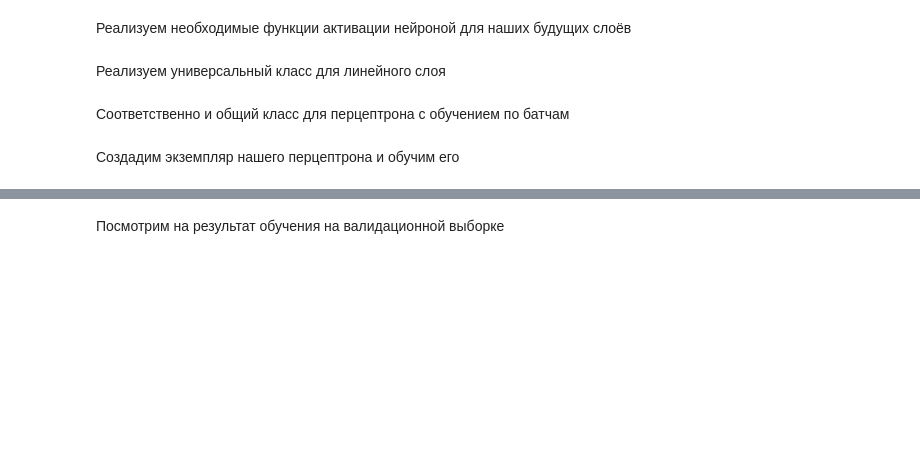
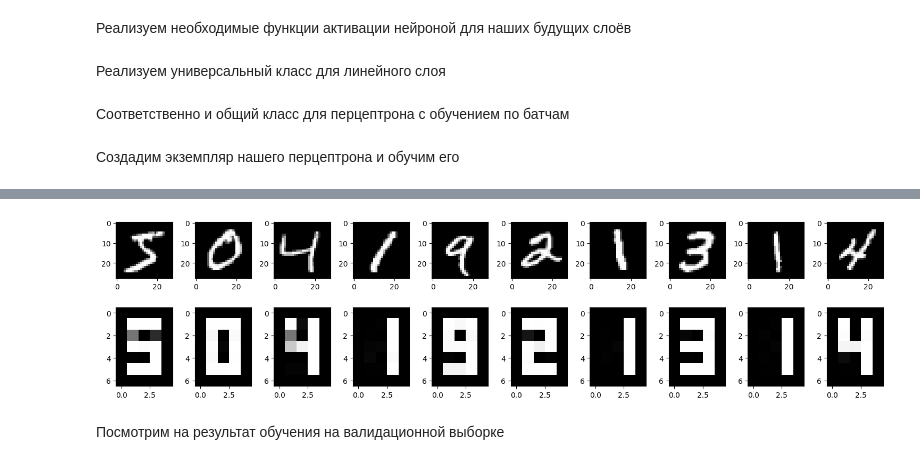
Before and after one commit to Papr1ka/nns, a Jupyter notebook: 1/mnist_fun.ipynb, the cells around one changed output, grey strips where cells are left out. Cells and saved outputs as stored; diff of their text form; code cells hidden in the pictures; blank space fills up the shorter version.

```diff
--- a/1/mnist_fun.ipynb
+++ b/1/mnist_fun.ipynb
@@ -336,6 +392,21 @@ class NN:
             batch_loss = np.sum(batch_losses)
             batch_losses.clear()
             self.losses.append(batch_loss)
+# %%
+network = NN(
+    [
+        Layer(784, 64, (sigmoid, dsigmoid),
+            weights_initialize_function=lambda shape: np.random.random(shape) * 0.01,
+        ),
+        Layer(64, 35, (sigmoid, dsigmoid),
+            weights_initialize_function=lambda shape: np.random.random(shape) * 0.01,
+        ),
+    ],
+    loss_function=sklearn.metrics.root_mean_squared_error,
+    error_function=error_function,
+)
+
+loss_history = []
 # %% [markdown]
 Создадим экземпляр нашего перцептрона и обучим его
 # %%
@@ -390,2 +475,31 @@ plt.show()
+# %%
+# выбираем 10 цифр из датасета для показа
+slc = slice(0, 10)
+
+num_row = 2
+num_col = 10
+
+# изначальный вариант
+images1 = np.empty(10 * 784).reshape((10, 28, 28))
+images1[:10] = train_x[slc].reshape((10, 28, 28))
+
+# после кодировки
+images2 = np.empty(10 * 7 * 5).reshape((10, 7, 5))
+images2[:10] = network.forward(train_x[slc]).reshape((10, 7, 5))
+
+
+fig, axes = plt.subplots(num_row, num_col, figsize=(1.5 * num_col, 2 * num_row))
+for i in range(10):
+    ax = axes[i // num_col, i % num_col]
+    ax.imshow(images1[i], cmap="gray")
+
+for i in range(10, 20):
+    ax = axes[i // num_col, i % num_col]
+    ax.imshow(images2[i - 10], cmap="gray")
+
+plt.tight_layout()
+plt.show()
+# %% [output]
+[figure, added]
 # %% [markdown]
 Посмотрим на результат обучения на валидационной выборке
```
Also changed, not shown: parts of 18 cells of this notebook, 1 other file.
